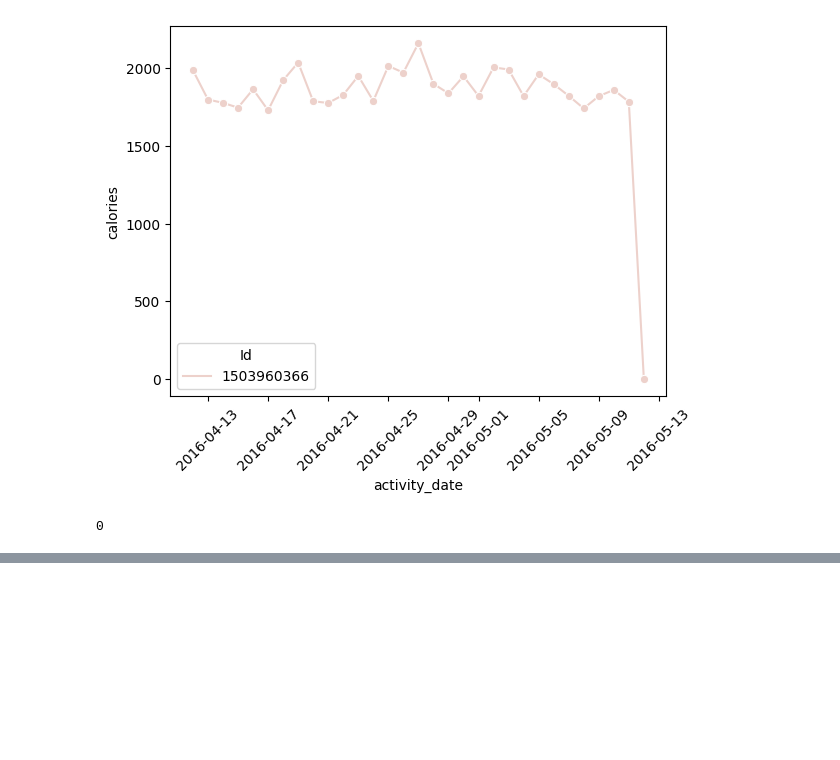
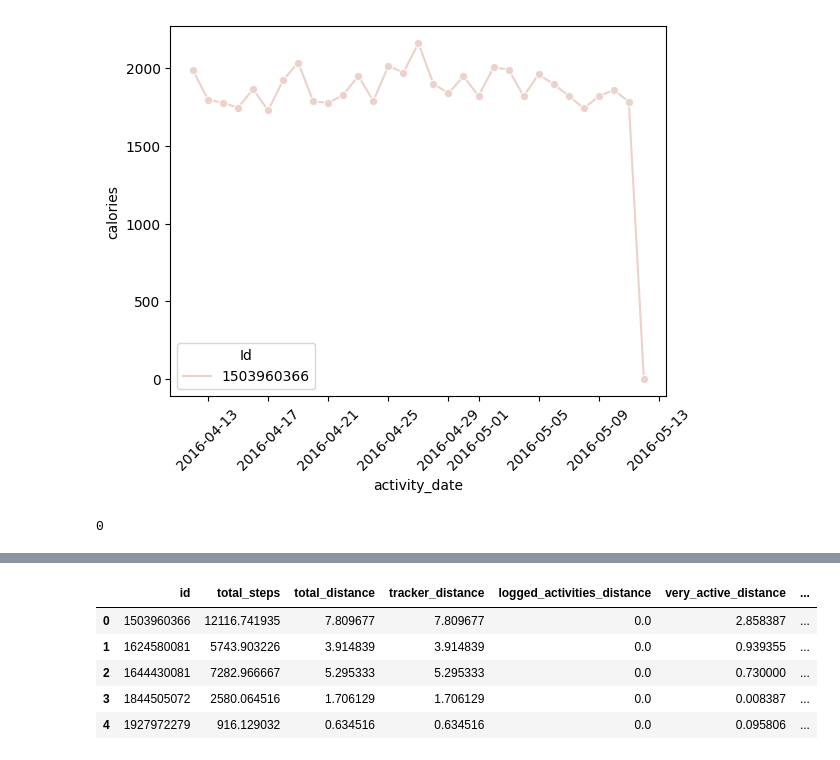
Before and after one commit to Liedjieboer/bellabeat_capstone, a Jupyter notebook: notebooks/activities.ipynb, the cells around one changed output, grey strips where cells are left out. Cells and saved outputs as stored; diff of their text form; code cells hidden in the pictures; blank space fills up the shorter version.

```diff
--- a/notebooks/activities.ipynb
+++ b/notebooks/activities.ipynb
@@ -190,0 +234,9 @@ sns.countplot(data=df, x="activity_category")
+# %%
+user_activity_mean.head()
+# %% [output]
+|  | id | total_steps | total_distance | tracker_distance | logged_activities_distance | very_active_distance | ... |
+| 0 | 1503960366 | 12116.741935 | 7.809677 | 7.809677 | 0.0 | 2.858387 | ... |
+| 1 | 1624580081 | 5743.903226 | 3.914839 | 3.914839 | 0.0 | 0.939355 | ... |
+| 2 | 1644430081 | 7282.966667 | 5.295333 | 5.295333 | 0.0 | 0.730000 | ... |
+| 3 | 1844505072 | 2580.064516 | 1.706129 | 1.706129 | 0.0 | 0.008387 | ... |
+| 4 | 1927972279 | 916.129032 | 0.634516 | 0.634516 | 0.0 | 0.095806 | ... |
```
Also changed, not shown: parts of 20 cells of this notebook.
